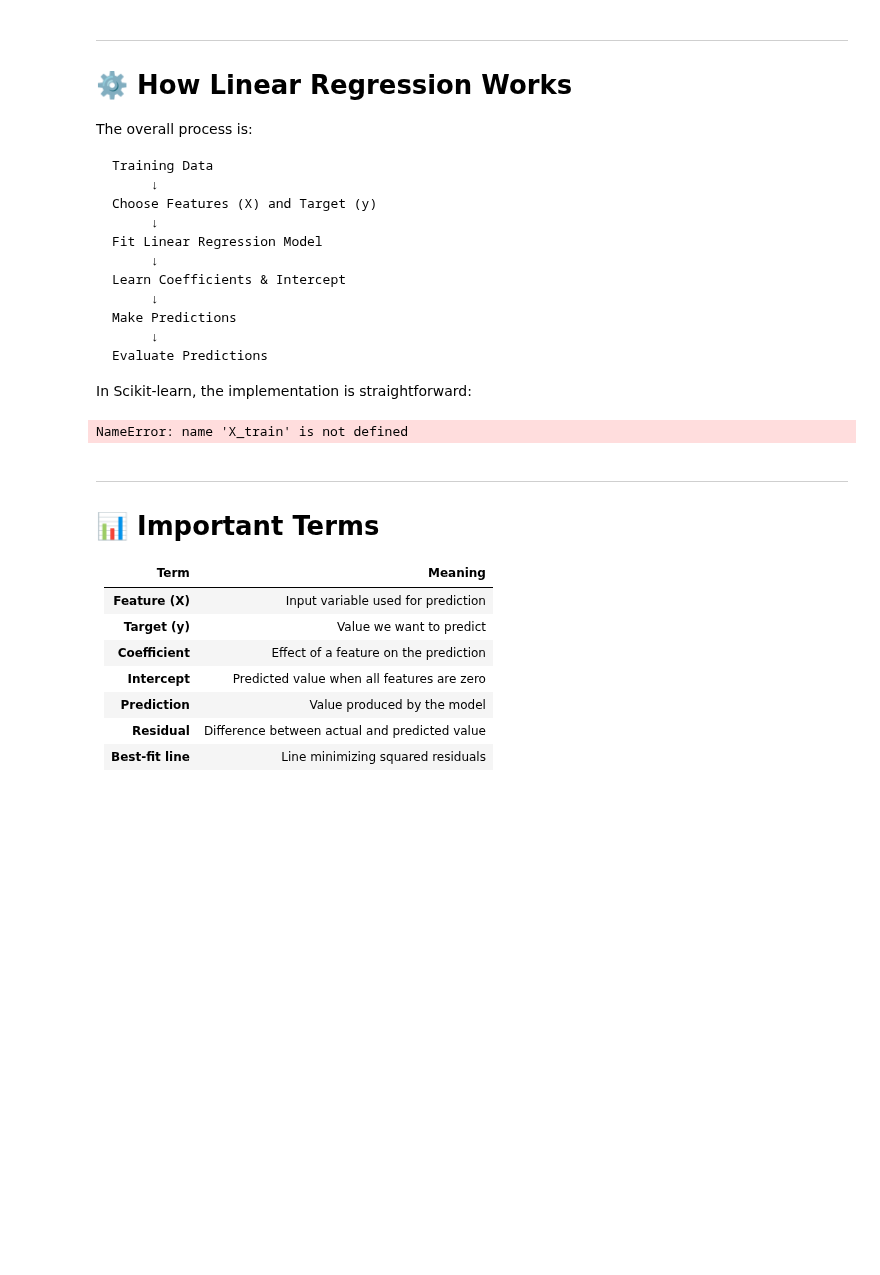
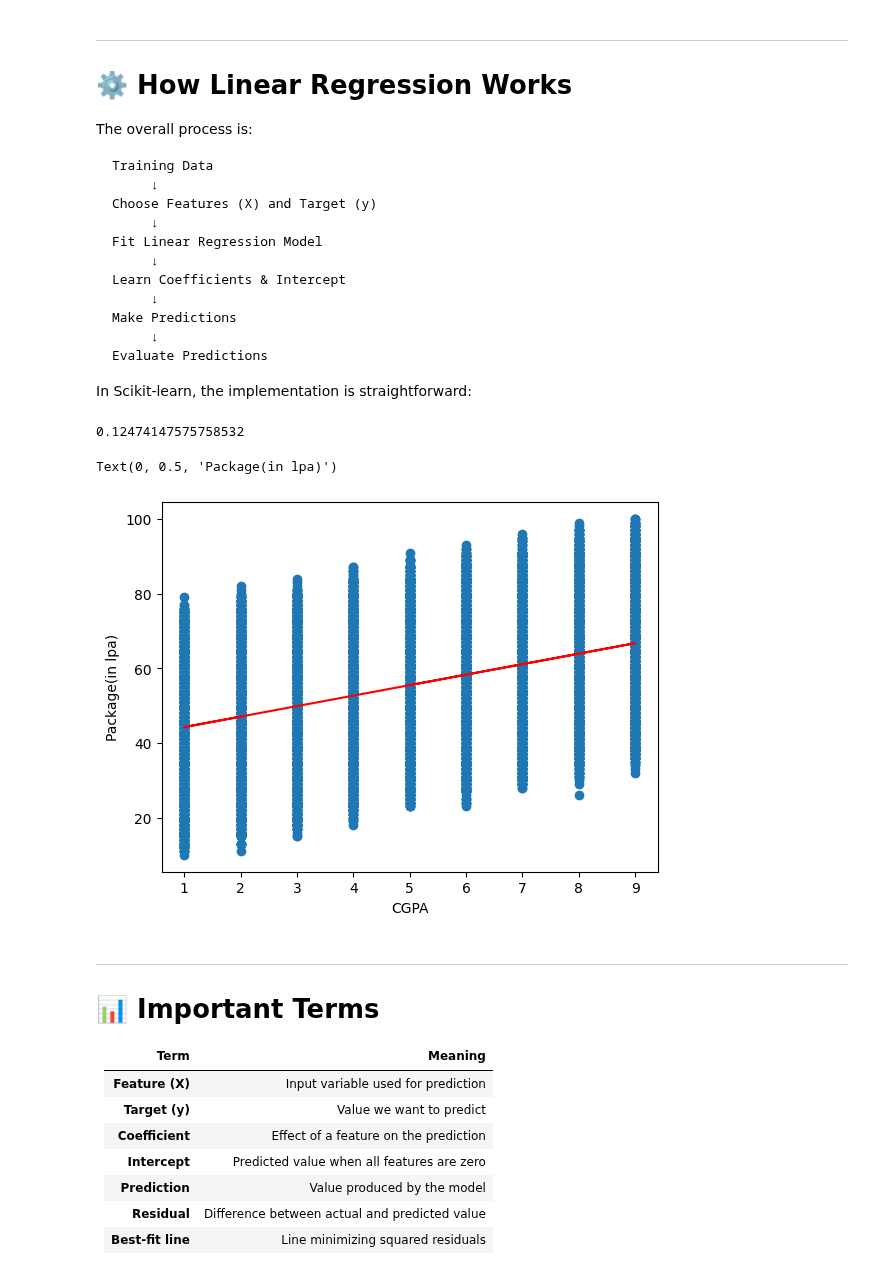
Before and after one commit to ahmedfakhar747/machine-learning-notebooks, a Jupyter notebook: 28_Linear_Regression_Intuition_and_Code.ipynb, the cells around one changed output. Saved outputs shown, nothing was run; the diff lists cells and outputs as text; code cells hidden in the pictures; blank space fills up the shorter version.

````diff
--- a/28_Linear_Regression_Intuition_and_Code.ipynb
+++ b/28_Linear_Regression_Intuition_and_Code.ipynb
@@ -192,16 +192,36 @@ Evaluate Predictions
 ```
 
 In Scikit-learn, the implementation is straightforward:
+# %%
+from sklearn.model_selection import train_test_split
+
+X = df.drop(columns=["Performance Index"])
+y = df.drop(columns=["Hours Studied"])
+
+X_train, X_test, y_train, y_test = train_test_split(X, y, random_state=42)
 # %%
 from sklearn.linear_model import LinearRegression
+from sklearn.metrics import r2_score
 
 model = LinearRegression()
 
 model.fit(X_train, y_train)
 
 y_pred = model.predict(X_test)
+
+r2_score(y_test, y_pred)
 # %% [output]
-NameError: name 'X_train' is not defined
+0.12474147575758532
+# %%
+import matplotlib.pyplot as plt
+
+plt.scatter(X, y)
+plt.plot(X_train, model.predict(X_train), color='red')
+plt.xlabel('CGPA')
+plt.ylabel('Package(in lpa)')
+# %% [output]
+Text(0, 0.5, 'Package(in lpa)')
+[figure, added]
 # %% [markdown]
 
 
````
Also changed, not shown: parts of 7 cells of this notebook.
